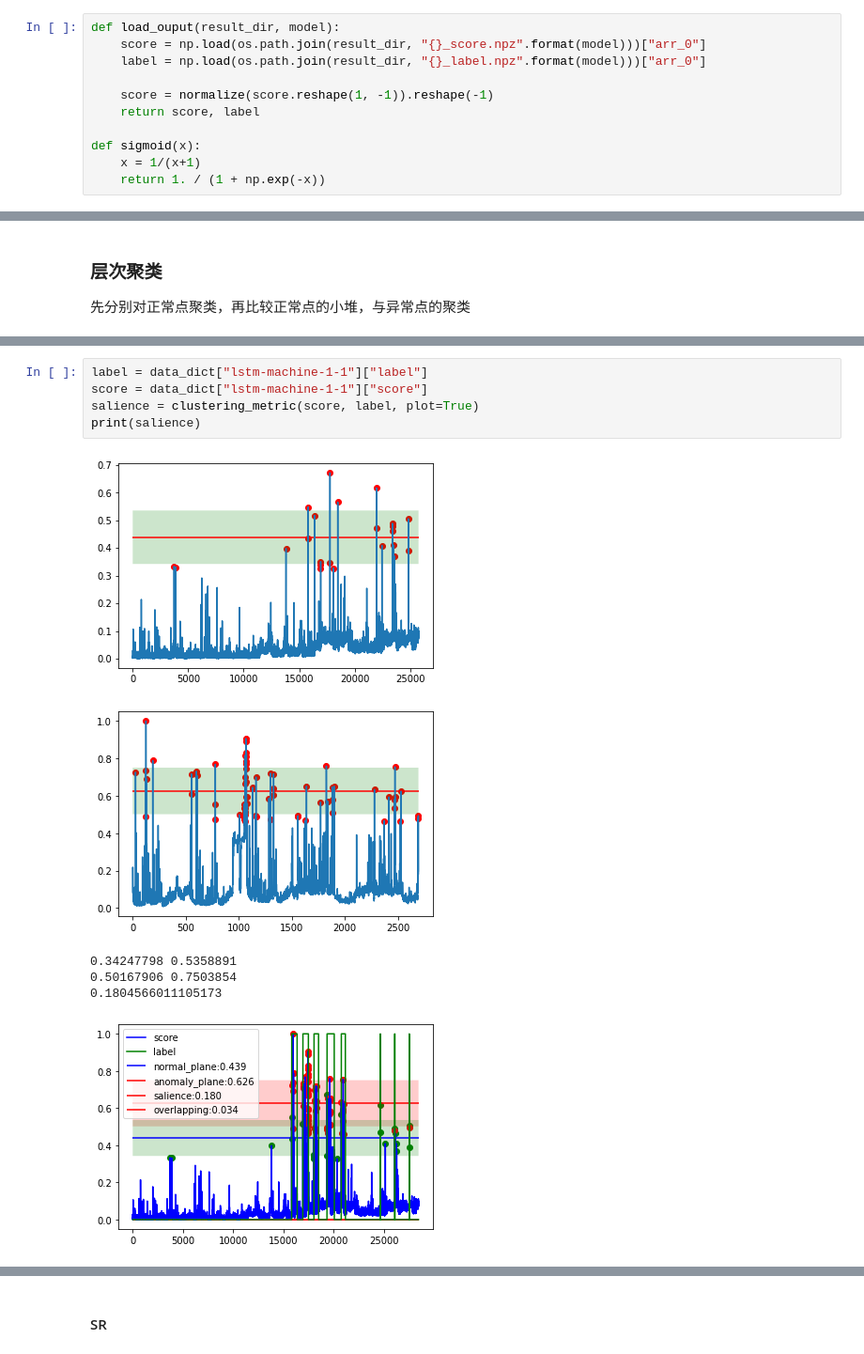
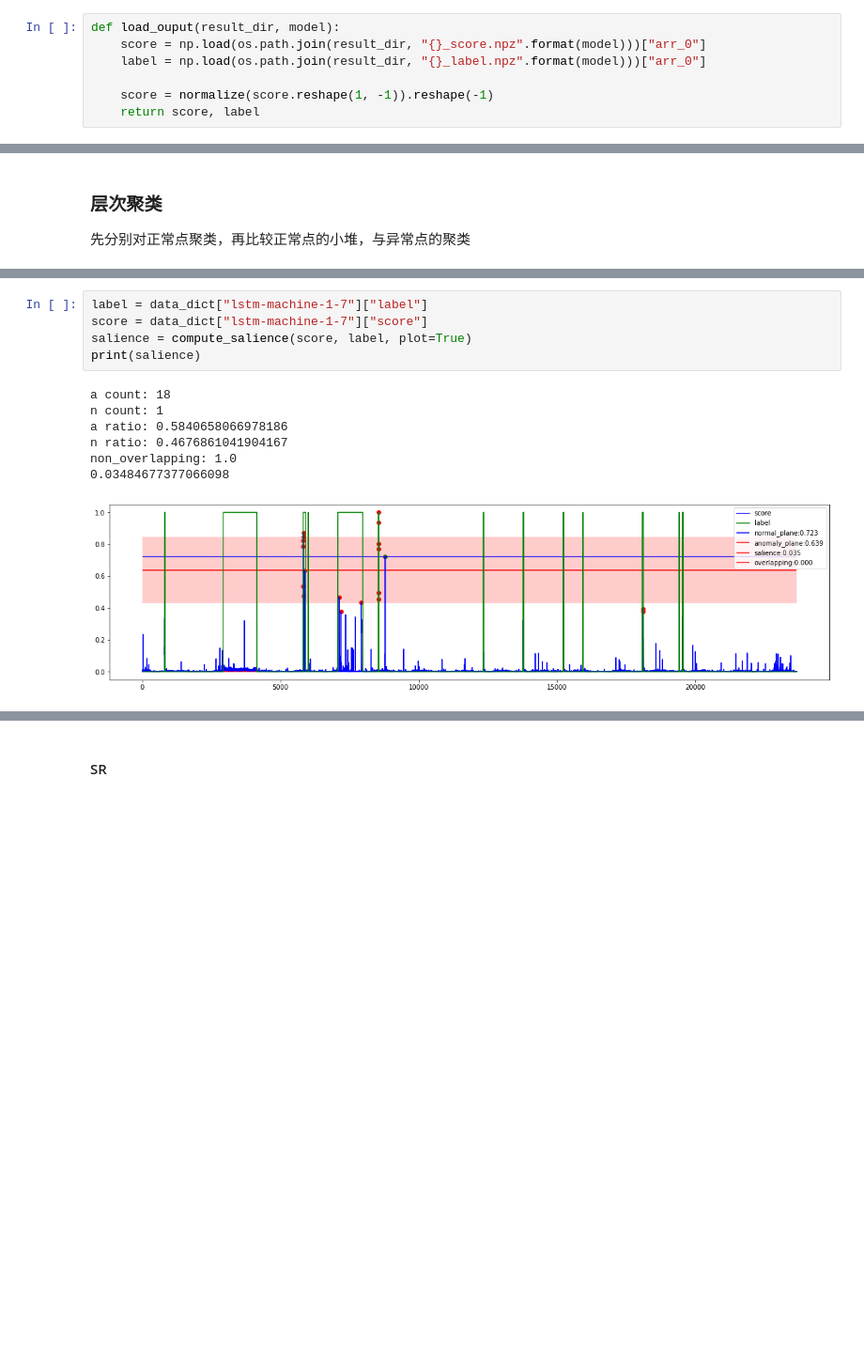
Before and after one commit to JinYang88/TS-anomaly, a Jupyter notebook: notebooks/Metrics-EMD.ipynb, the cells around one changed output, grey strips where cells are left out. Shown at 94% size. Saved outputs shown, nothing was run; the diff lists cells and outputs as text; blank space fills up the shorter version.

```diff
--- a/notebooks/Metrics-EMD.ipynb
+++ b/notebooks/Metrics-EMD.ipynb
@@ -26,10 +26,6 @@ def load_ouput(result_dir, model):
 
     score = normalize(score.reshape(1, -1)).reshape(-1)
     return score, label
-
-def sigmoid(x):
-    x = 1/(x+1)
-    return 1. / (1 + np.exp(-x))
 # %%
 dataset = "SMD"
 subdataset = "machine-1-1"
@@ -194,16 +151,17 @@ def clustering_metric(score, label, plot=False, ax=None):
     return salience
 # %%
-label = data_dict["lstm-machine-1-1"]["label"]
-score = data_dict["lstm-machine-1-1"]["score"]
-salience = clustering_metric(score, label, plot=True)
+label = data_dict["lstm-machine-1-7"]["label"]
+score = data_dict["lstm-machine-1-7"]["score"]
+salience = compute_salience(score, label, plot=True)
 print(salience)
 # %% [output]
+a count: 18
+n count: 1
+a ratio: 0.5840658066978186
+n ratio: 0.4676861041904167
+non_overlapping: 1.0
+0.03484677377066098
-[figure, old version]
+[figure, new version]
-[figure, removed]
-0.34247798 0.5358891
-0.50167906 0.7503854
-0.1804566011105173
-[figure, removed]
 # %%
 fig, ax = plt.subplots(nrows=len(data_dict), sharey=False, figsize=(20,80))
 
```
Also changed, not shown: parts of 3 cells of this notebook, 5 other files.
